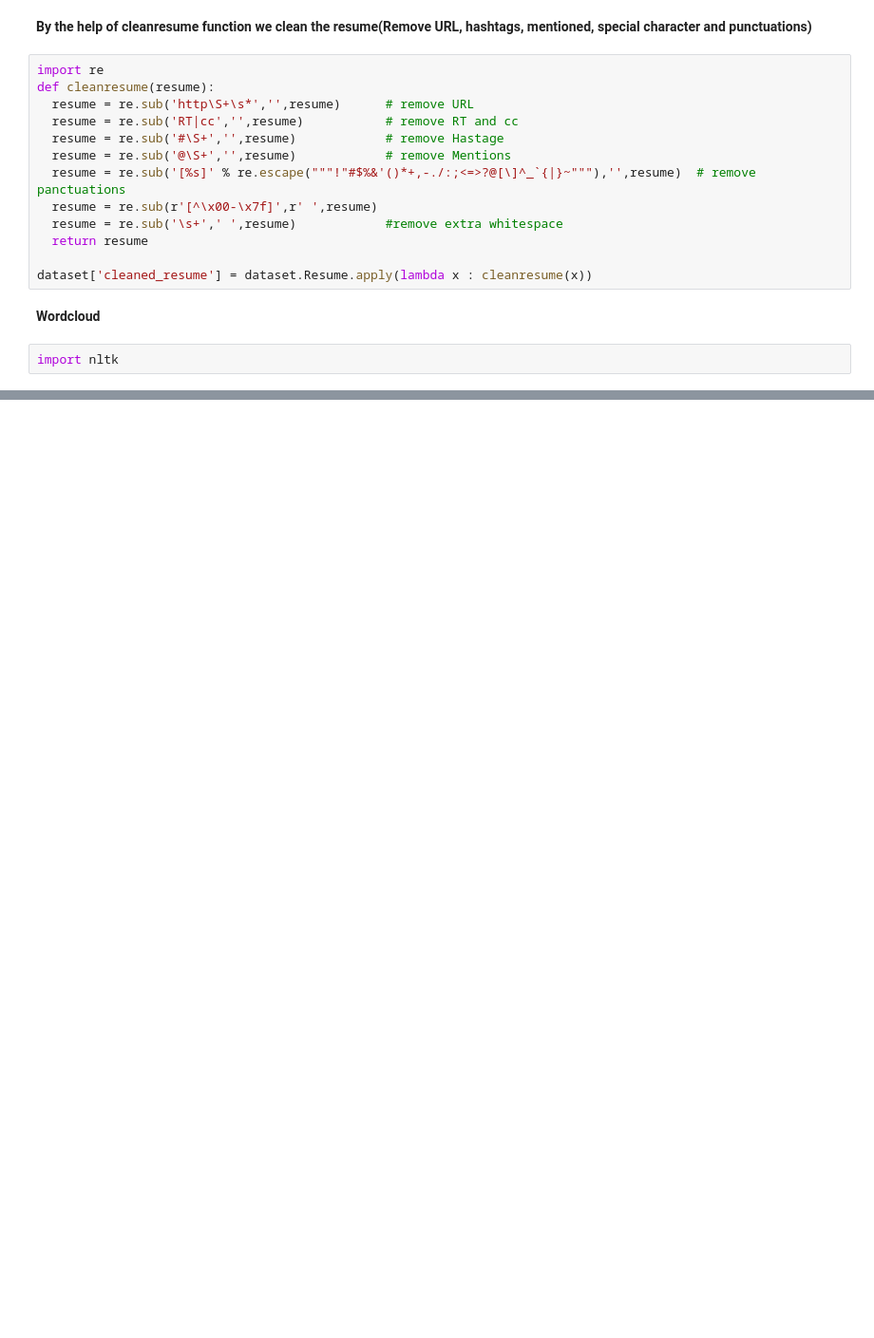
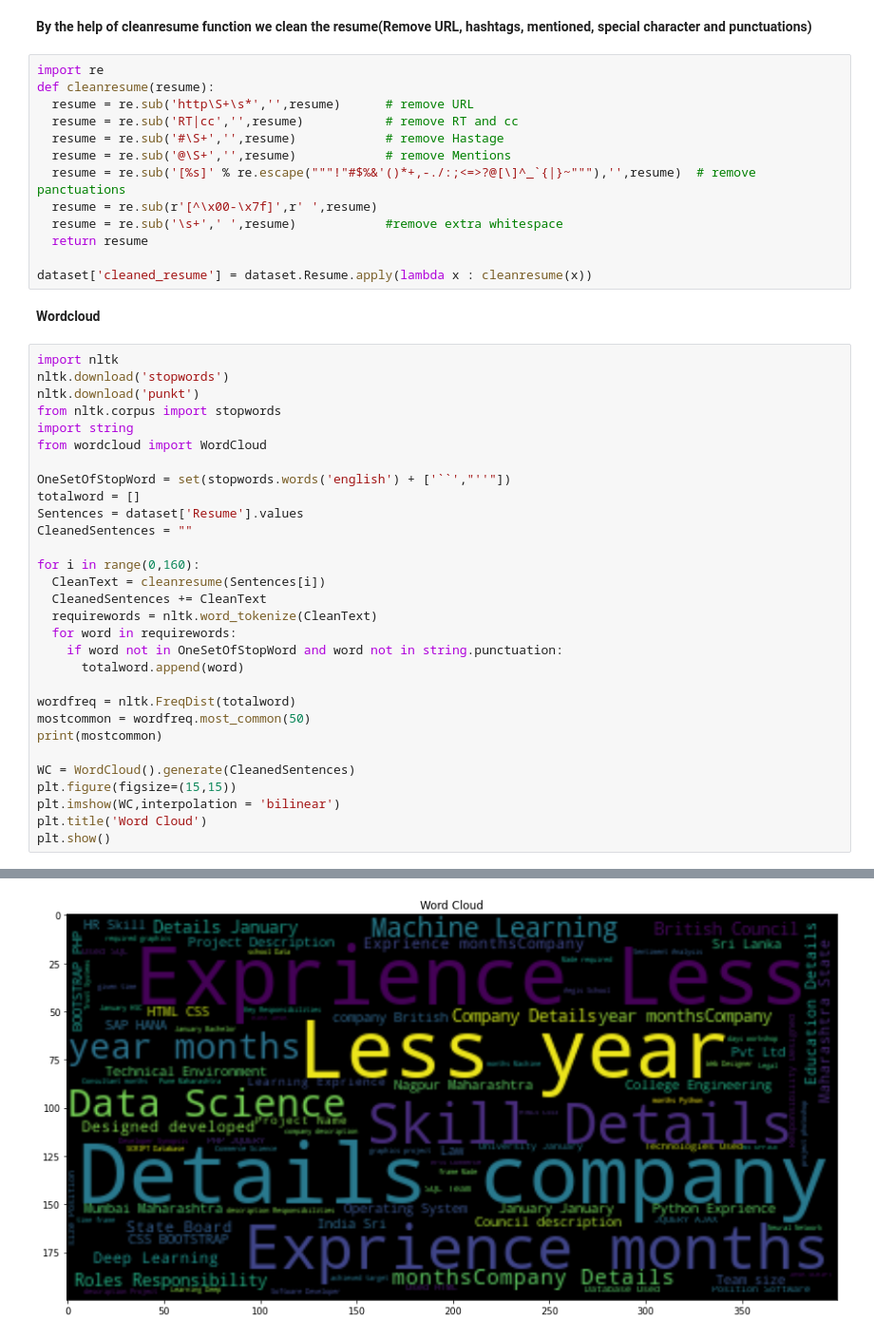
Before and after one commit to VISHAL4411835/DataScienceProject, a Jupyter notebook: Resume_Screening.ipynb, the cells around one changed output, grey strips where cells are left out. Shown at 95% size. Cells and saved outputs as stored; diff of their text form; blank space fills up the shorter version.

Commit message:
Word Cloud

```diff
--- a/Resume_Screening.ipynb
+++ b/Resume_Screening.ipynb
@@ -109,5 +109,34 @@ def cleanresume(resume):
 dataset['cleaned_resume'] = dataset.Resume.apply(lambda x : cleanresume(x))
 # %% [markdown]
 **Wordcloud**
-# %%
-import nltk
+# %%
+import nltk
+nltk.download('stopwords')
+nltk.download('punkt')
+from nltk.corpus import stopwords
+import string
+from wordcloud import WordCloud
+
+OneSetOfStopWord = set(stopwords.words('english') + ['``',"''"])
+totalword = []
+Sentences = dataset['Resume'].values
+CleanedSentences = ""
+
+for i in range(0,160):
+  CleanText = cleanresume(Sentences[i])
+  CleanedSentences += CleanText
+  requirewords = nltk.word_tokenize(CleanText)
+  for word in requirewords:
+    if word not in OneSetOfStopWord and word not in string.punctuation:
+      totalword.append(word)
+
+wordfreq = nltk.FreqDist(totalword)
+mostcommon = wordfreq.most_common(50)
+print(mostcommon)
+
+WC = WordCloud().generate(CleanedSentences)
+plt.figure(figsize=(15,15))
+plt.imshow(WC,interpolation = 'bilinear')
+plt.title('Word Cloud')
+plt.show()
+# %% [output]
@@ -113,0 +148 @@ import nltk
+[figure, added]
```
Also changed, not shown: parts of 2 cells of this notebook.
